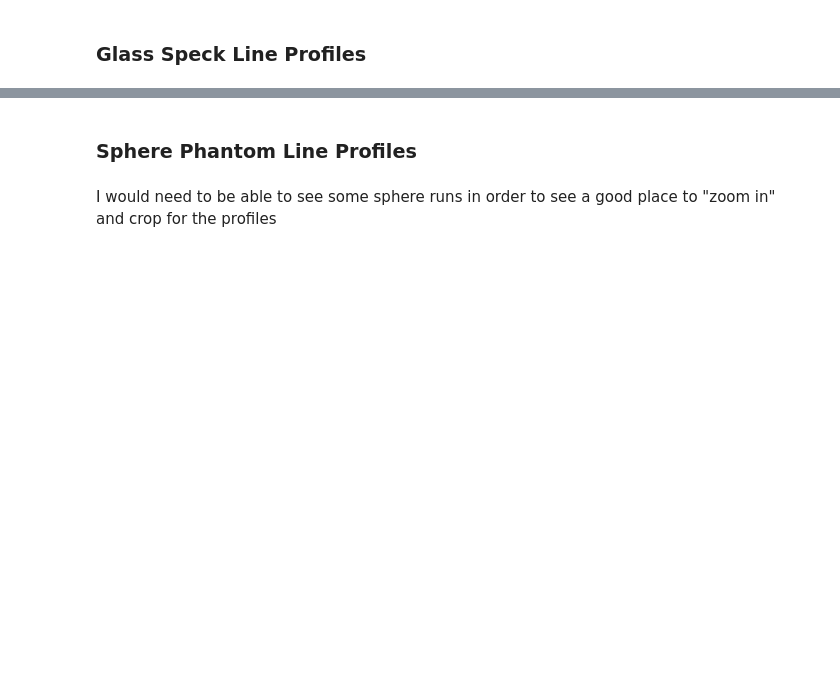
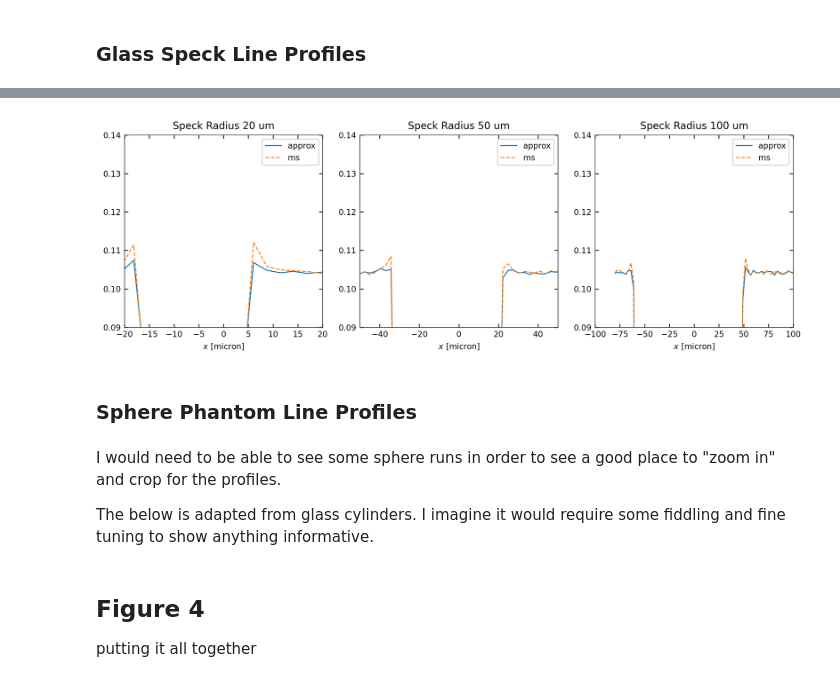
Before and after one commit to gjadick/spectral-xpci, a Jupyter notebook: modular-aapm25-multislice.ipynb, the cells around one changed output, grey strips where cells are left out. Saved outputs shown, nothing was run; the diff lists cells and outputs as text; code cells hidden in the pictures; blank space fills up the shorter version.

Commit message:
fig 3 and fig 4 code should be 95% good to go

```diff
--- a/modular-aapm25-multislice.ipynb
+++ b/modular-aapm25-multislice.ipynb
@@ -619,4 +639,28 @@ I need to figure out by inspection the best place to "zoom in" and crop for the
+# %%
+if glass_cylinders:
+    num_rows = det_shape[0] - 2*fringe_crop_px
+
+    fig, ax = plt.subplots(nrows=1, ncols=3, figsize=[10,3.5], dpi=300)
+    kw = {'cmap':'gray', 'vmin':0.09, 'vmax':0.14}
+
+    for i, speck_radius in enumerate(fiber_width_list):
+        ax[i].set_title(f'Speck Radius {speck_radius*1e6:.0f} um')
+        i_row = int(num_rows/4)
+        x = 1e6 * np.linspace(-det_fov/8, 3*det_fov/8, num_rows)
+        ax[i].set_xlabel('$x$ [micron]')
+        ax[i].set_xlim(-speck_radius*1e6, speck_radius*1e6)  # zoom into the speck_radius
+        ax[i].set_ylim(kw['vmin'], kw['vmax'])
+        ax[i].plot(x, cylinder_store_images_approx[i][0][i_row], linestyle='-', label='approx')
+        ax[i].plot(x, cylinder_store_images_multi[i][0][i_row], linestyle='--', label='ms')
+        ax[i].legend()
+
+    fig.tight_layout()
+    plt.show()
+# %% [output]
+[figure, added]
 # %% [markdown]
 ### Sphere Phantom Line Profiles
 # %% [markdown]
-I would need to be able to see some sphere runs in order to see a good place to "zoom in" and crop for the profiles
+I would need to be able to see some sphere runs in order to see a good place to "zoom in" and crop for the profiles.
+
+The below is adapted from glass cylinders. I imagine it would require some fiddling and fine tuning to show anything informative.
@@ -622,0 +687,4 @@ I would need to be able to see some sphere runs in order to see a good place to
+# %% [markdown]
+## Figure 4
+
+putting it all together
```
Also changed, not shown: parts of 6 cells of this notebook.
